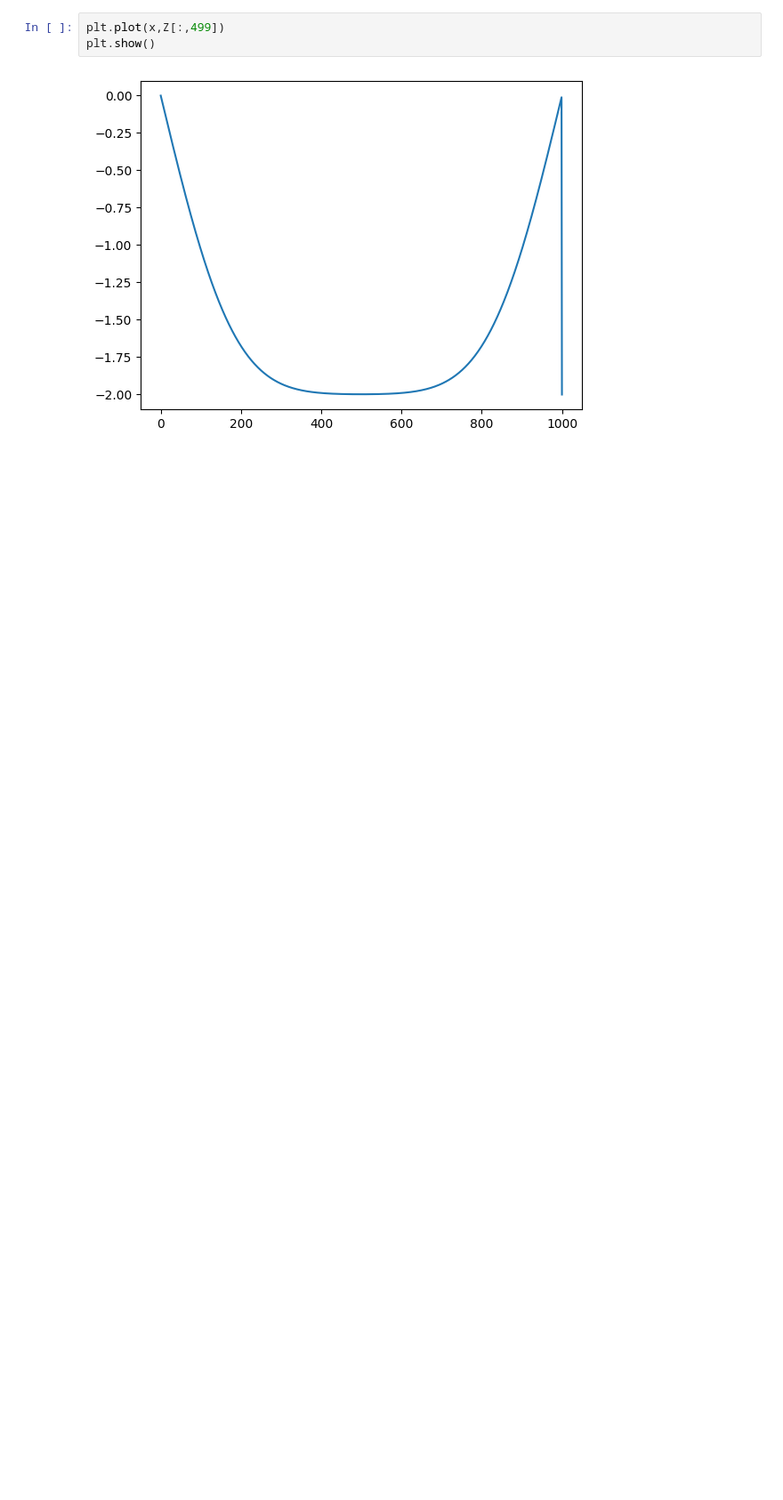
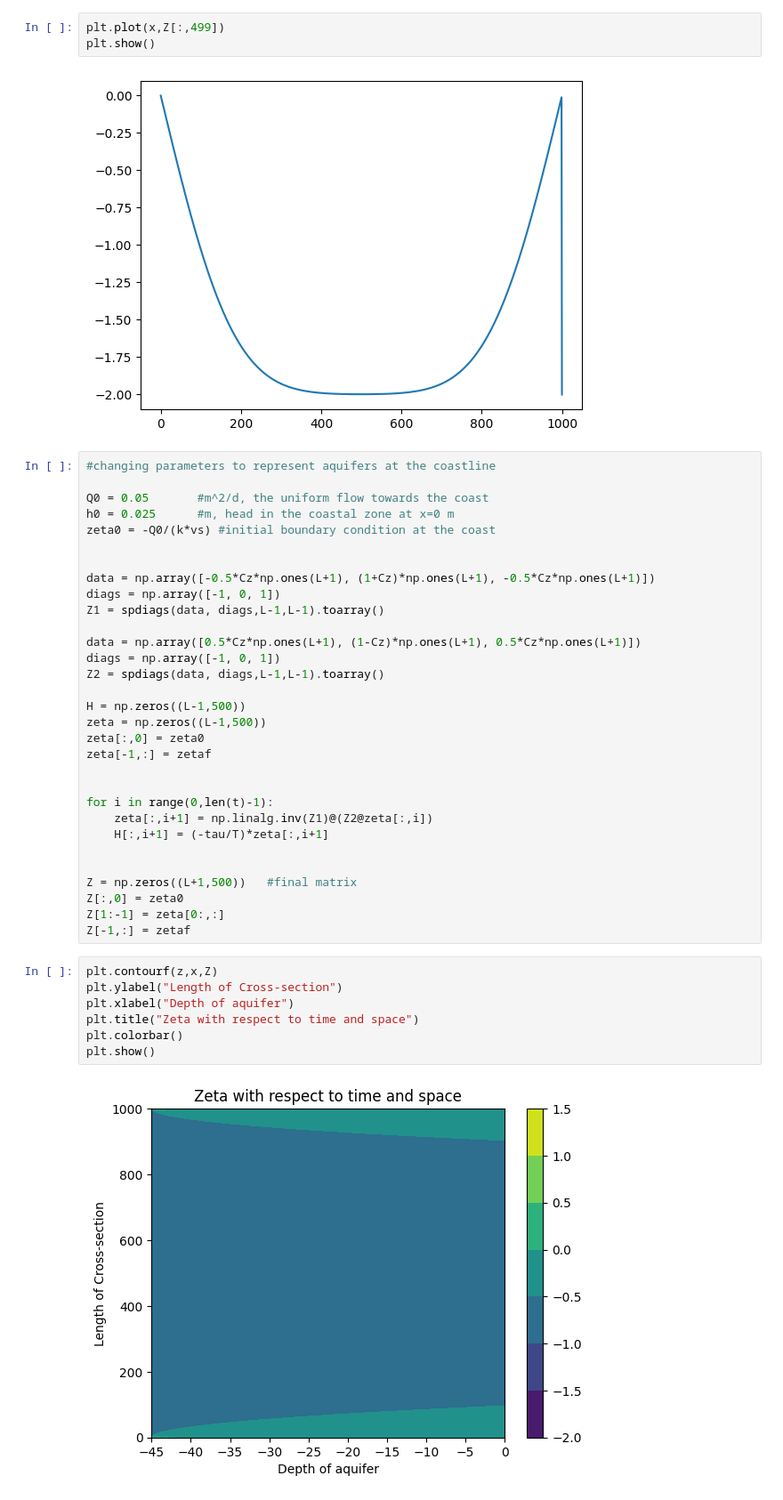
Before and after one commit to ashtonesims/Burkholder_Sims_Final, a Jupyter notebook: Burkholder_Sims_EAS4610_Final.ipynb, the cells around one changed output. Shown at 89% size. Cells and saved outputs as stored; diff of their text form; blank space fills up the shorter version.

```diff
--- a/Burkholder_Sims_EAS4610_Final.ipynb
+++ b/Burkholder_Sims_EAS4610_Final.ipynb
@@ -224,3 +190,43 @@ plt.plot(x,Z[:,499])
 plt.show()
 # %% [output]
 [figure]
+# %%
+#changing parameters to represent aquifers at the coastline
+
+Q0 = 0.05       #m^2/d, the uniform flow towards the coast
+h0 = 0.025      #m, head in the coastal zone at x=0 m
+zeta0 = -Q0/(k*vs) #initial boundary condition at the coast
+
+
+data = np.array([-0.5*Cz*np.ones(L+1), (1+Cz)*np.ones(L+1), -0.5*Cz*np.ones(L+1)])
+diags = np.array([-1, 0, 1])
+Z1 = spdiags(data, diags,L-1,L-1).toarray()
+
+data = np.array([0.5*Cz*np.ones(L+1), (1-Cz)*np.ones(L+1), 0.5*Cz*np.ones(L+1)])
+diags = np.array([-1, 0, 1])
+Z2 = spdiags(data, diags,L-1,L-1).toarray()
+
+H = np.zeros((L-1,500))
+zeta = np.zeros((L-1,500))
+zeta[:,0] = zeta0
+zeta[-1,:] = zetaf
+
+
+for i in range(0,len(t)-1):
+    zeta[:,i+1] = np.linalg.inv(Z1)@(Z2@zeta[:,i])
+    H[:,i+1] = (-tau/T)*zeta[:,i+1]
+
+
+Z = np.zeros((L+1,500))   #final matrix
+Z[:,0] = zeta0
+Z[1:-1] = zeta[0:,:]
+Z[-1,:] = zetaf
+# %%
+plt.contourf(z,x,Z)
+plt.ylabel("Length of Cross-section")
+plt.xlabel("Depth of aquifer")
+plt.title("Zeta with respect to time and space")
+plt.colorbar()
+plt.show()
+# %% [output]
+[figure, added]
```
Also changed, not shown: parts of 2 cells of this notebook.
